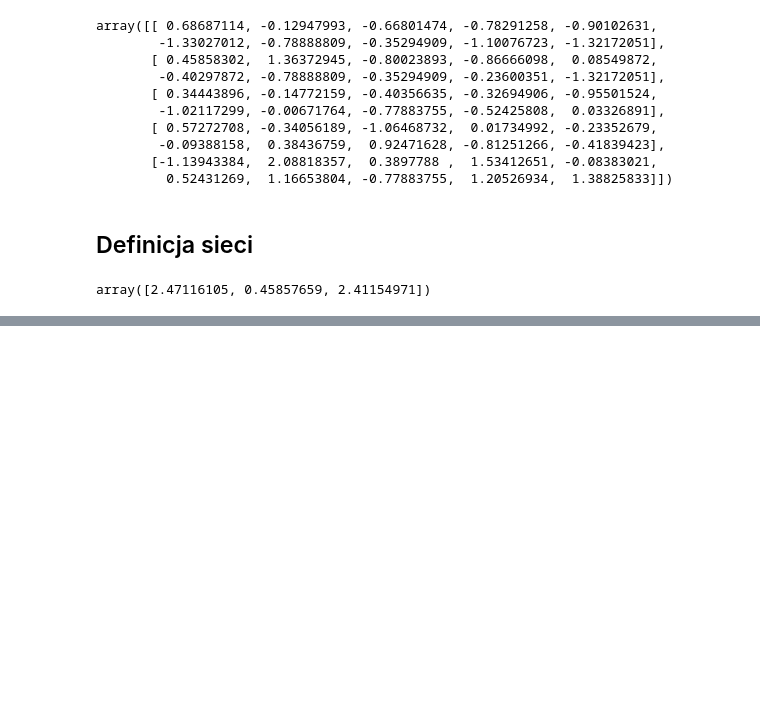
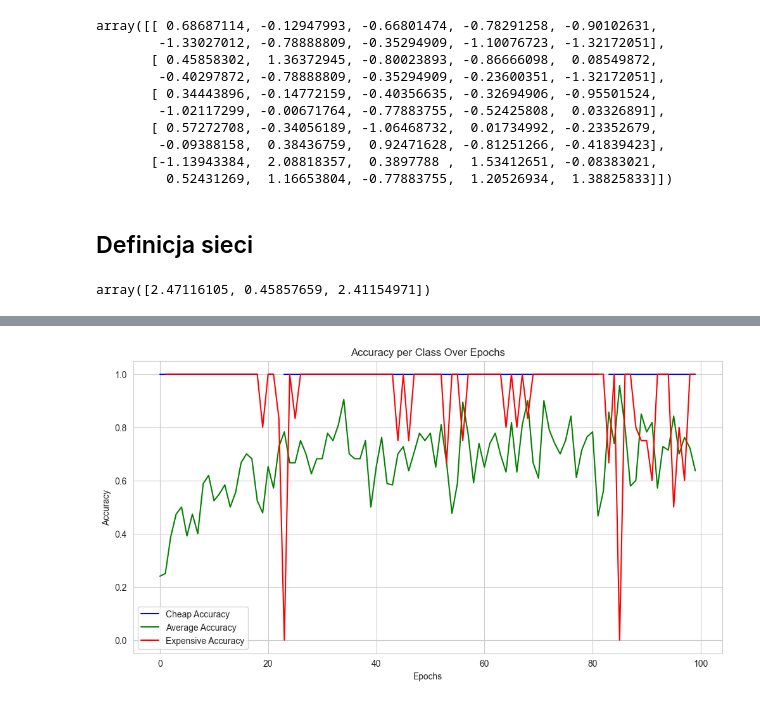
Before and after one commit to mlukasie/Python-Toolkit-Playground, a Jupyter notebook: PyTorch/Neural Networks/Apartment_price/Apartment_price_prediction_classification.ipynb, the cells around one changed output, grey strips where cells are left out. Drawn from its saved outputs; the diff is of its cells as text; code cells hidden in the pictures; blank space fills up the shorter version.

```diff
--- a/PyTorch/Neural Networks/Apartment_price/Apartment_price_prediction_classification.ipynb
+++ b/PyTorch/Neural Networks/Apartment_price/Apartment_price_prediction_classification.ipynb
@@ -328,0 +357,15 @@ Epoch 3: loss.item()=0.450
+# %%
+sns.set_style("whitegrid")
+
+plt.figure(figsize=(12, 6))
+plt.plot(val_acc_per_class[0], label="Cheap Accuracy", color='blue')
+plt.plot(val_acc_per_class[1], label="Average Accuracy", color='green')
+plt.plot(val_acc_per_class[2], label="Expensive Accuracy", color='red')
+
+plt.xlabel("Epochs")
+plt.ylabel("Accuracy")
+plt.legend()
+plt.title("Accuracy per Class Over Epochs")
+plt.show()
+# %% [output]
+[figure, added]
```
Also changed, not shown: parts of 5 cells of this notebook.
